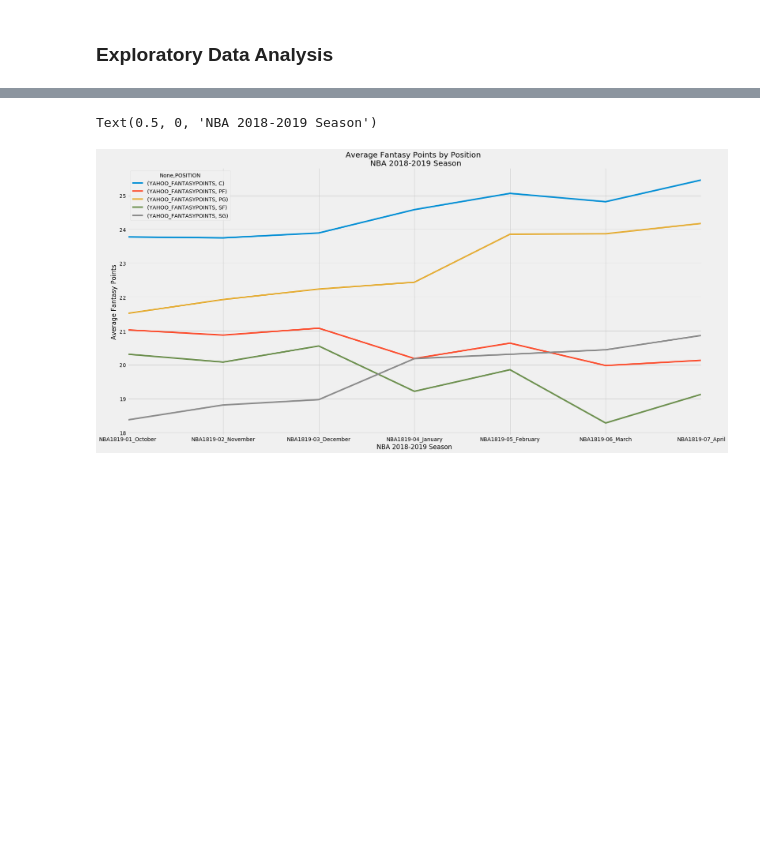
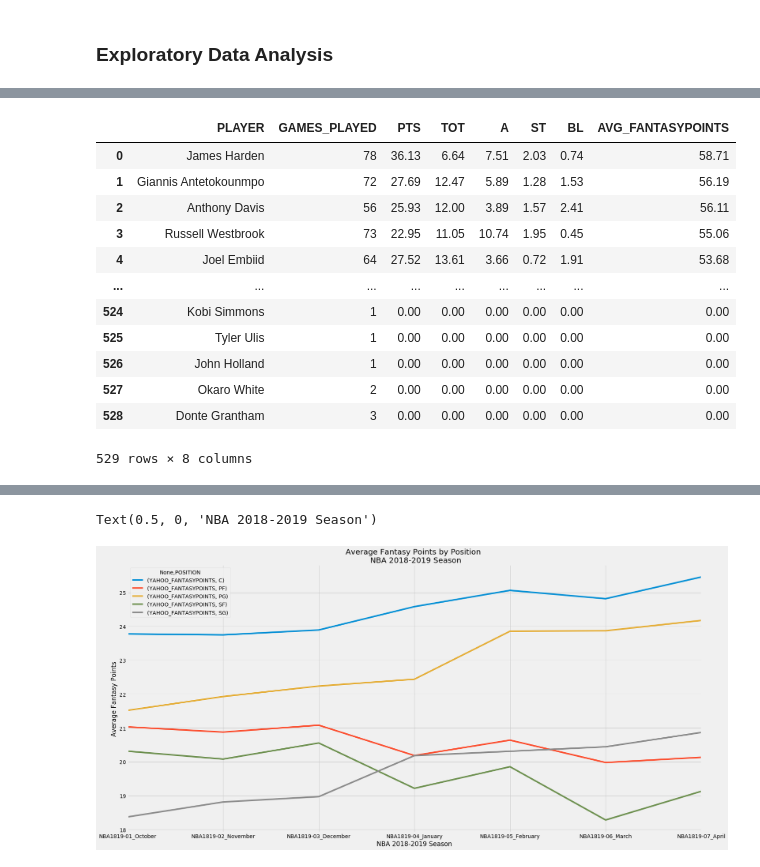
Before and after one commit to acheng1230/Udacity_DataScientist_Nanodegree, a Jupyter notebook: Project_01/ipynb/02_DataAnalysis_PlayerStats-DFS.ipynb, the cells around one changed output, grey strips where cells are left out. Drawn from its saved outputs; the diff is of its cells as text; code cells hidden in the pictures; blank space fills up the shorter version.

```diff
--- a/Project_01/ipynb/02_DataAnalysis_PlayerStats-DFS.ipynb
+++ b/Project_01/ipynb/02_DataAnalysis_PlayerStats-DFS.ipynb
@@ -137,0 +132,32 @@ pd.pivot_table(df[starter_mask], index=['POSITION'],
+# %%
+top_players = pd.pivot_table(df[mask], index=['PLAYER'],
+                                       values=['YAHOO_FANTASYPOINTS', 'GAME-ID', 'PTS', 'TOT', 'A', 'ST', 'BL'],
+                                       aggfunc={'YAHOO_FANTASYPOINTS':'mean',
+                                                'GAME-ID':'count',
+                                                'PTS':'mean',
+                                                'TOT':'mean',
+                                                'A':'mean',
+                                                'ST':'mean',
+                                                'BL':'mean'}).sort_values(by='YAHOO_FANTASYPOINTS', ascending=False).reset_index() #.head(25)
+
+# Rename the pivot table columns for clarity
+top_players.rename(columns={'GAME-ID':'GAMES_PLAYED',
+                            'YAHOO_FANTASYPOINTS':'AVG_FANTASYPOINTS'}, inplace=True)
+
+# Reorder the column headers
+top_players = top_players[['PLAYER', 'GAMES_PLAYED', 'PTS', 'TOT', 'A', 'ST', 'BL', 'AVG_FANTASYPOINTS']]
+top_players
+# %% [output]
+|  | PLAYER | GAMES_PLAYED | PTS | TOT | A | ST | BL | AVG_FANTASYPOINTS |
+| 0 | James Harden | 78 | 36.13 | 6.64 | 7.51 | 2.03 | 0.74 | 58.71 |
+| 1 | Giannis Antetokounmpo | 72 | 27.69 | 12.47 | 5.89 | 1.28 | 1.53 | 56.19 |
+| 2 | Anthony Davis | 56 | 25.93 | 12.00 | 3.89 | 1.57 | 2.41 | 56.11 |
+| 3 | Russell Westbrook | 73 | 22.95 | 11.05 | 10.74 | 1.95 | 0.45 | 55.06 |
+| 4 | Joel Embiid | 64 | 27.52 | 13.61 | 3.66 | 0.72 | 1.91 | 53.68 |
+| ... | ... | ... | ... | ... | ... | ... | ... | ... |
+| 524 | Kobi Simmons | 1 | 0.00 | 0.00 | 0.00 | 0.00 | 0.00 | 0.00 |
+| 525 | Tyler Ulis | 1 | 0.00 | 0.00 | 0.00 | 0.00 | 0.00 | 0.00 |
+| 526 | John Holland | 1 | 0.00 | 0.00 | 0.00 | 0.00 | 0.00 | 0.00 |
+| 527 | Okaro White | 2 | 0.00 | 0.00 | 0.00 | 0.00 | 0.00 | 0.00 |
+| 528 | Donte Grantham | 3 | 0.00 | 0.00 | 0.00 | 0.00 | 0.00 | 0.00 |
+529 rows × 8 columns
```
Also changed, not shown: parts of 30 cells of this notebook, 1 other file.
